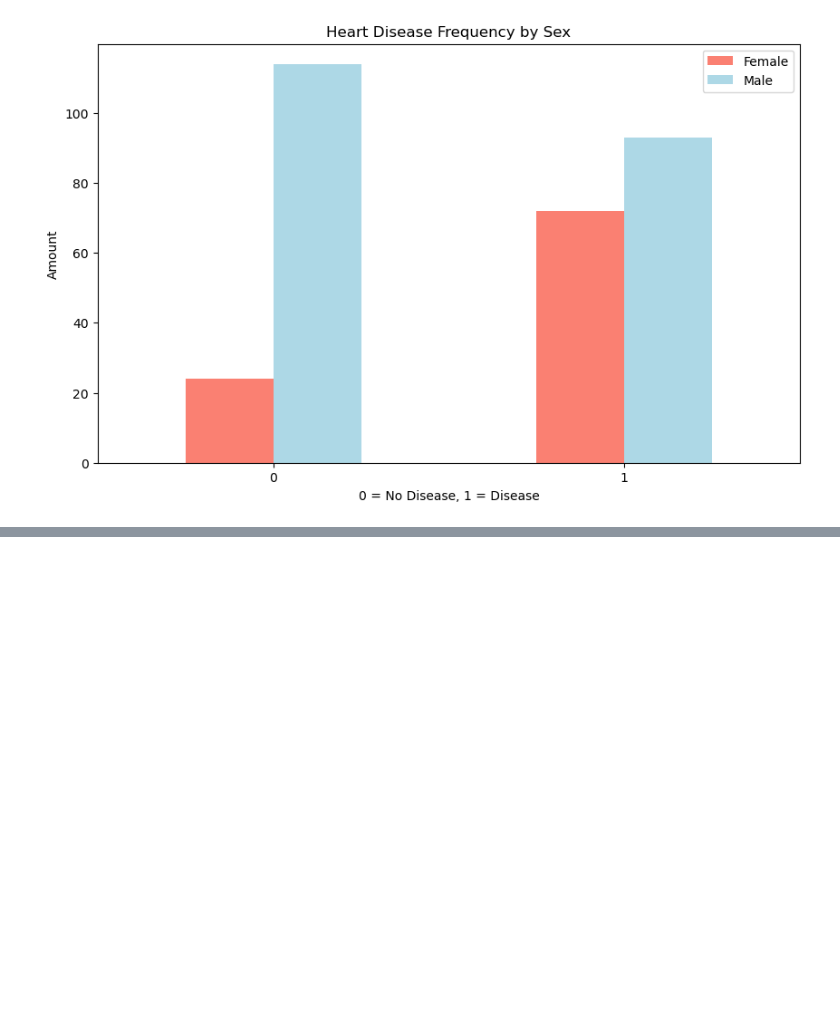
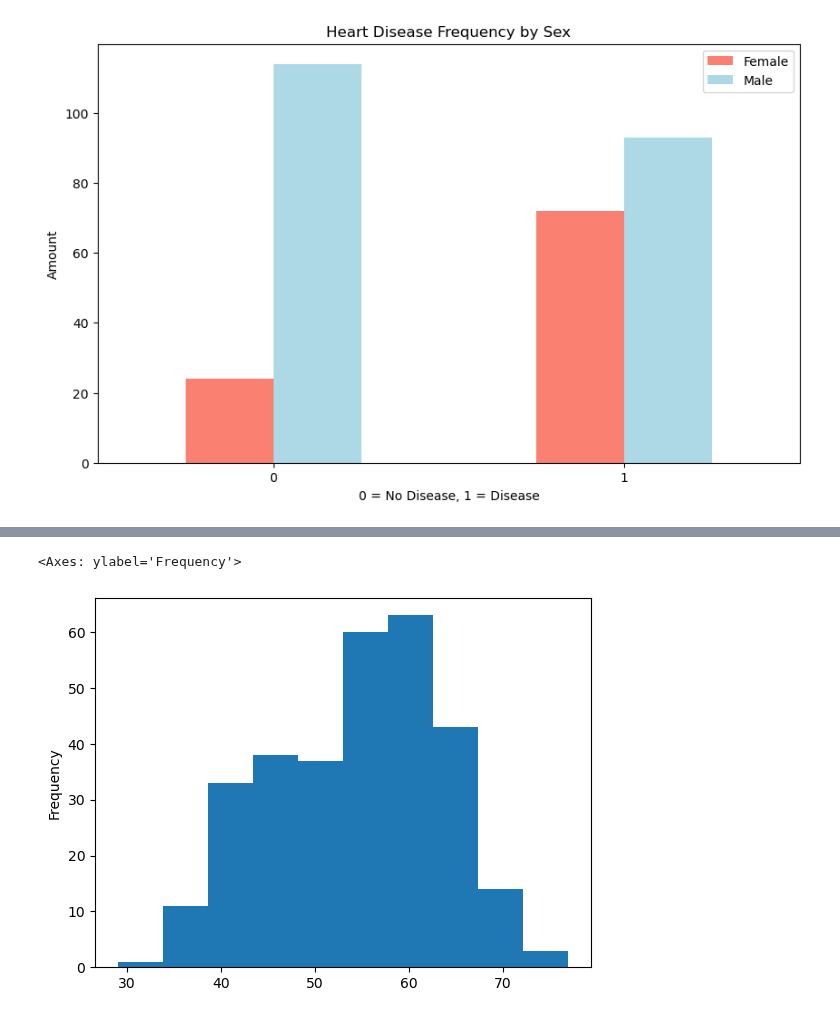
Before and after one commit to ed3899/ml-book, a Jupyter notebook: heart_disease_project/project-hd.ipynb, the cells around one changed output, grey strips where cells are left out. Cells and saved outputs as stored; diff of their text form; code cells hidden in the pictures; blank space fills up the shorter version.

```diff
--- a/heart_disease_project/project-hd.ipynb
+++ b/heart_disease_project/project-hd.ipynb
@@ -185,0 +223,5 @@ plt.xticks(rotation=0)
+# %%
+df['age'].plot.hist()
+# %% [output]
+<Axes: ylabel='Frequency'>
+[figure, added]
```
Also changed, not shown: parts of 7 cells of this notebook.
